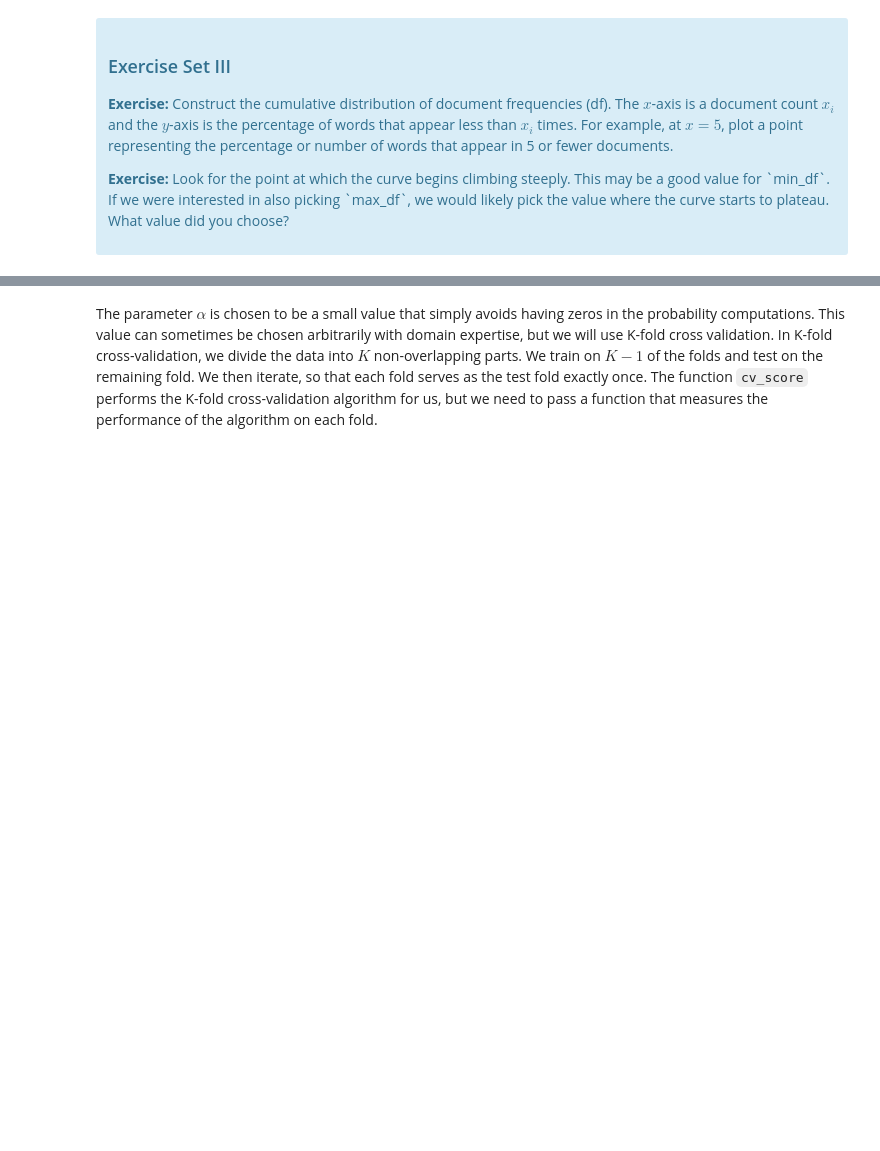
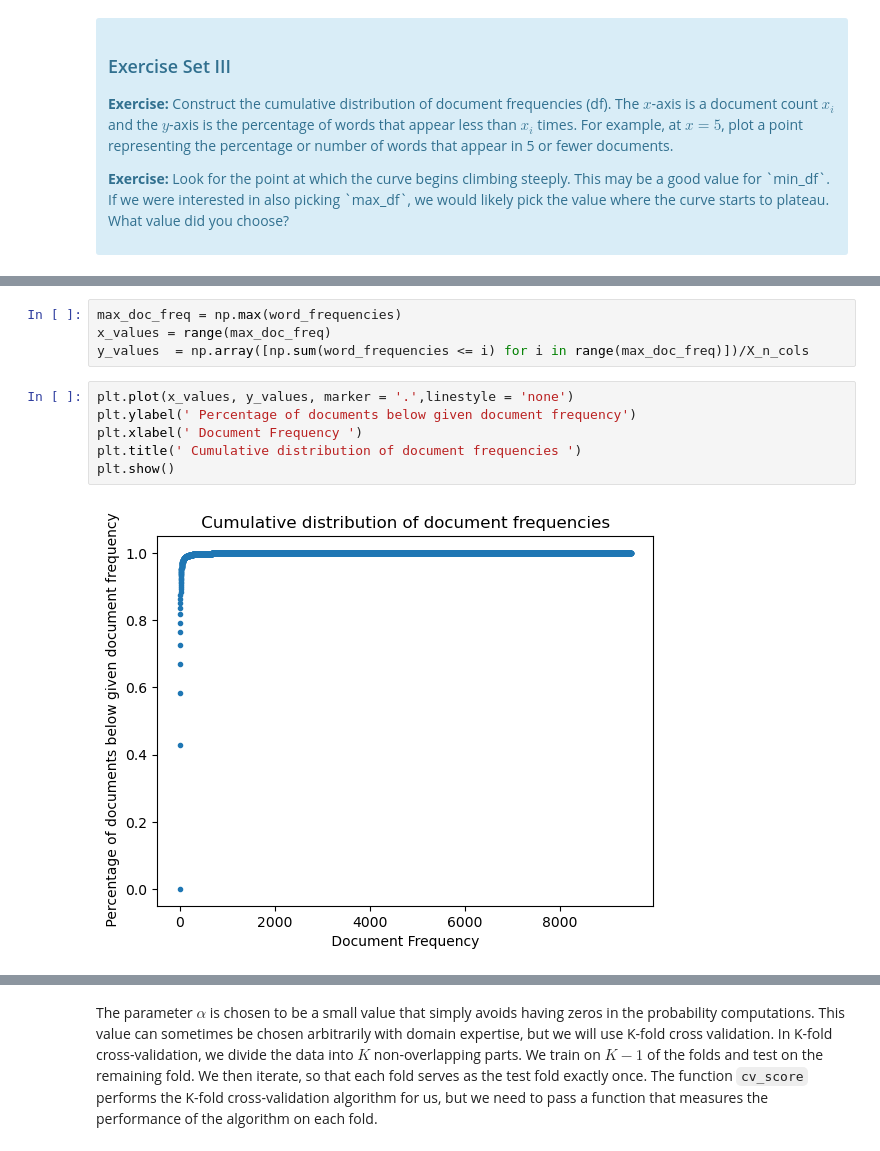
Before and after one commit to yoheita/Springboard, a Jupyter notebook: Case Studies/Mini_Project_Naive_Bayes.ipynb, the cells around one changed output, grey strips where cells are left out. Saved outputs shown, nothing was run; the diff lists cells and outputs as text; blank space fills up the shorter version.

```diff
--- a/Case Studies/Mini_Project_Naive_Bayes.ipynb
+++ b/Case Studies/Mini_Project_Naive_Bayes.ipynb
@@ -335,0 +337,12 @@ print(y)
+# %%
+max_doc_freq = np.max(word_frequencies)
+x_values = range(max_doc_freq)
+y_values  = np.array([np.sum(word_frequencies <= i) for i in range(max_doc_freq)])/X_n_cols
+# %%
+plt.plot(x_values, y_values, marker = '.',linestyle = 'none')
+plt.ylabel(' Percentage of documents below given document frequency')
+plt.xlabel(' Document Frequency ')
+plt.title(' Cumulative distribution of document frequencies ')
+plt.show()
+# %% [output]
+[figure, added]
```
Also changed, not shown: parts of 21 cells of this notebook.
